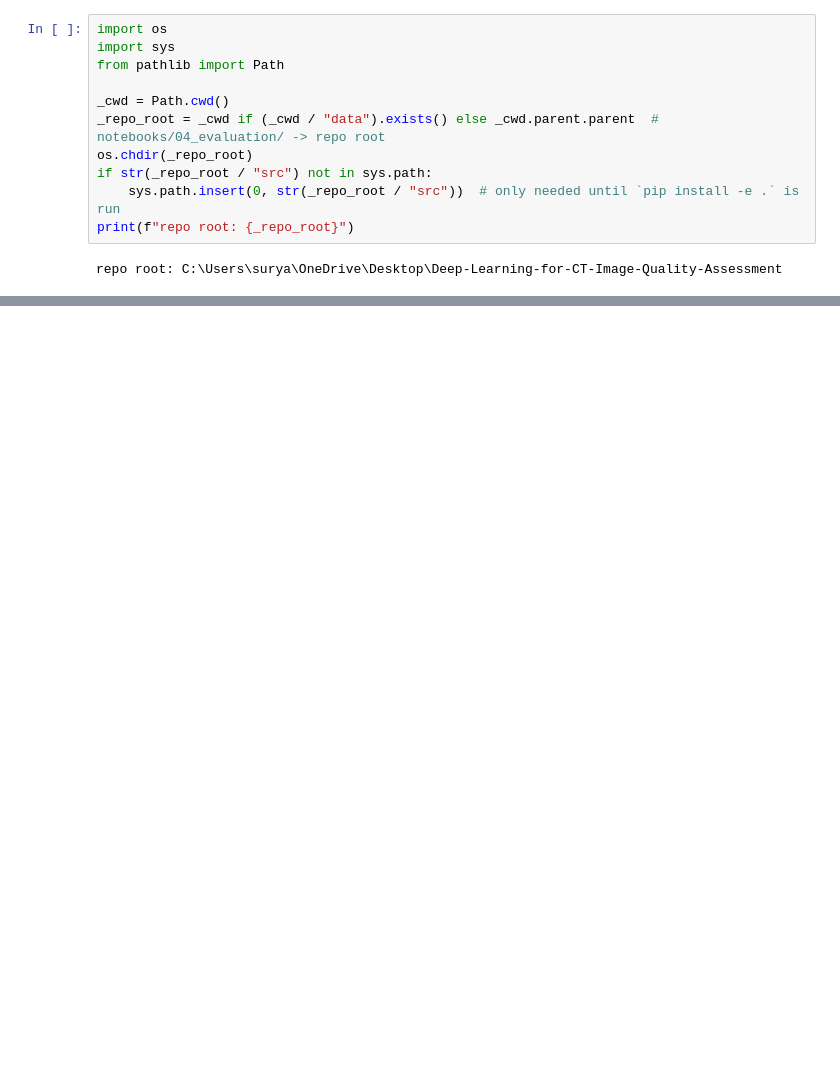
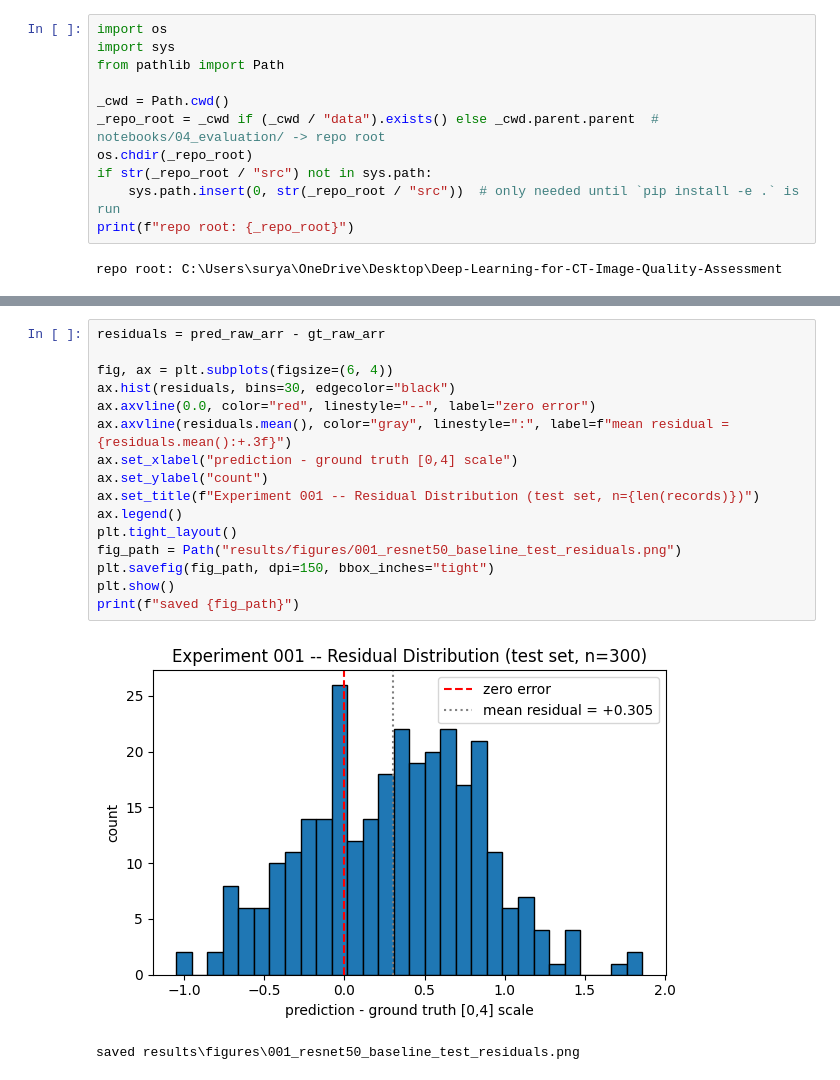
Before and after one commit to Surya-Hariharan/Deep-Learning-for-CT-Image-Quality-Assessment, a Jupyter notebook: notebooks/04_evaluation/01_test_set_evaluation.ipynb, the cells around one changed output, grey strips where cells are left out. Saved outputs shown, nothing was run; the diff lists cells and outputs as text; blank space fills up the shorter version.

```diff
--- a/notebooks/04_evaluation/01_test_set_evaluation.ipynb
+++ b/notebooks/04_evaluation/01_test_set_evaluation.ipynb
@@ -188,0 +410,19 @@ saved metrics to results\metrics\01_test_set_evaluation.json
+# %%
+residuals = pred_raw_arr - gt_raw_arr
+
+fig, ax = plt.subplots(figsize=(6, 4))
+ax.hist(residuals, bins=30, edgecolor="black")
+ax.axvline(0.0, color="red", linestyle="--", label="zero error")
+ax.axvline(residuals.mean(), color="gray", linestyle=":", label=f"mean residual = {residuals.mean():+.3f}")
+ax.set_xlabel("prediction - ground truth [0,4] scale")
+ax.set_ylabel("count")
+ax.set_title(f"Experiment 001 -- Residual Distribution (test set, n={len(records)})")
+ax.legend()
+plt.tight_layout()
+fig_path = Path("results/figures/001_resnet50_baseline_test_residuals.png")
+plt.savefig(fig_path, dpi=150, bbox_inches="tight")
+plt.show()
+print(f"saved {fig_path}")
+# %% [output]
+[figure, added]
+saved results\figures\001_resnet50_baseline_test_residuals.png
```
Also changed, not shown: parts of 38 cells of this notebook, 5 other files.
